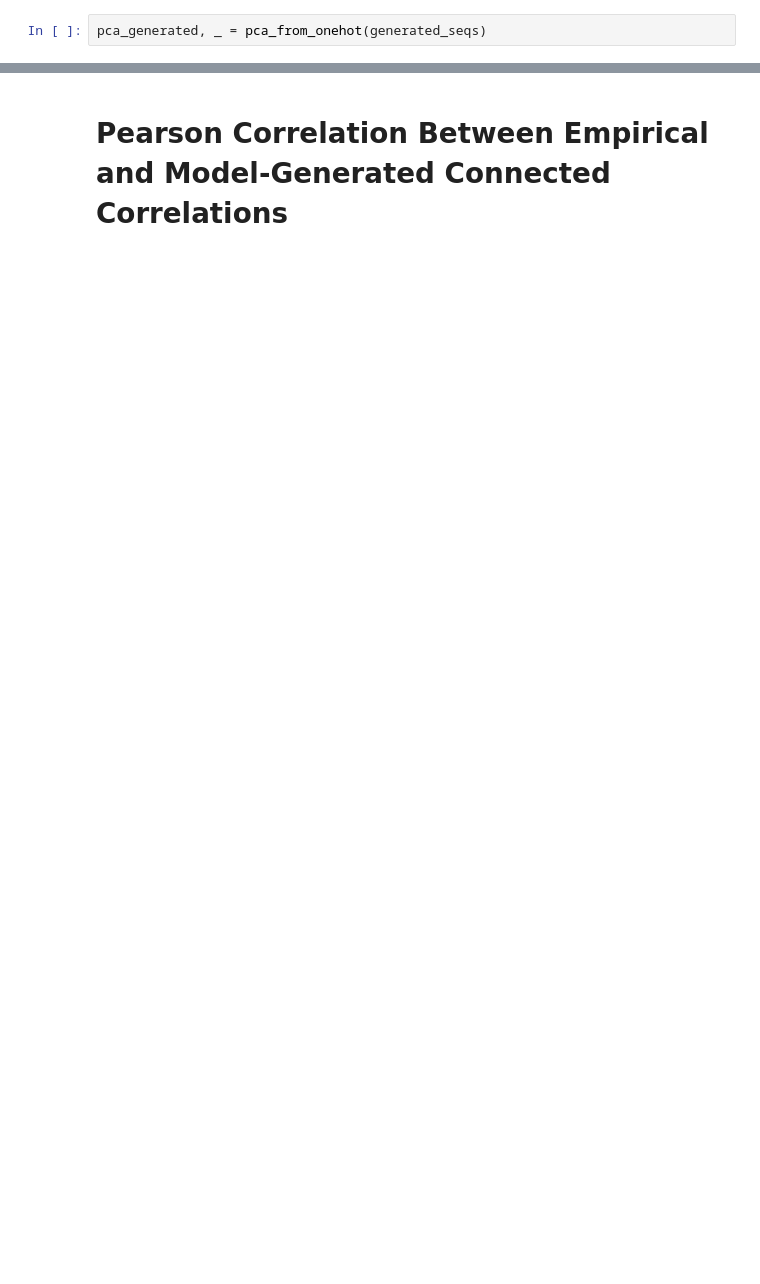
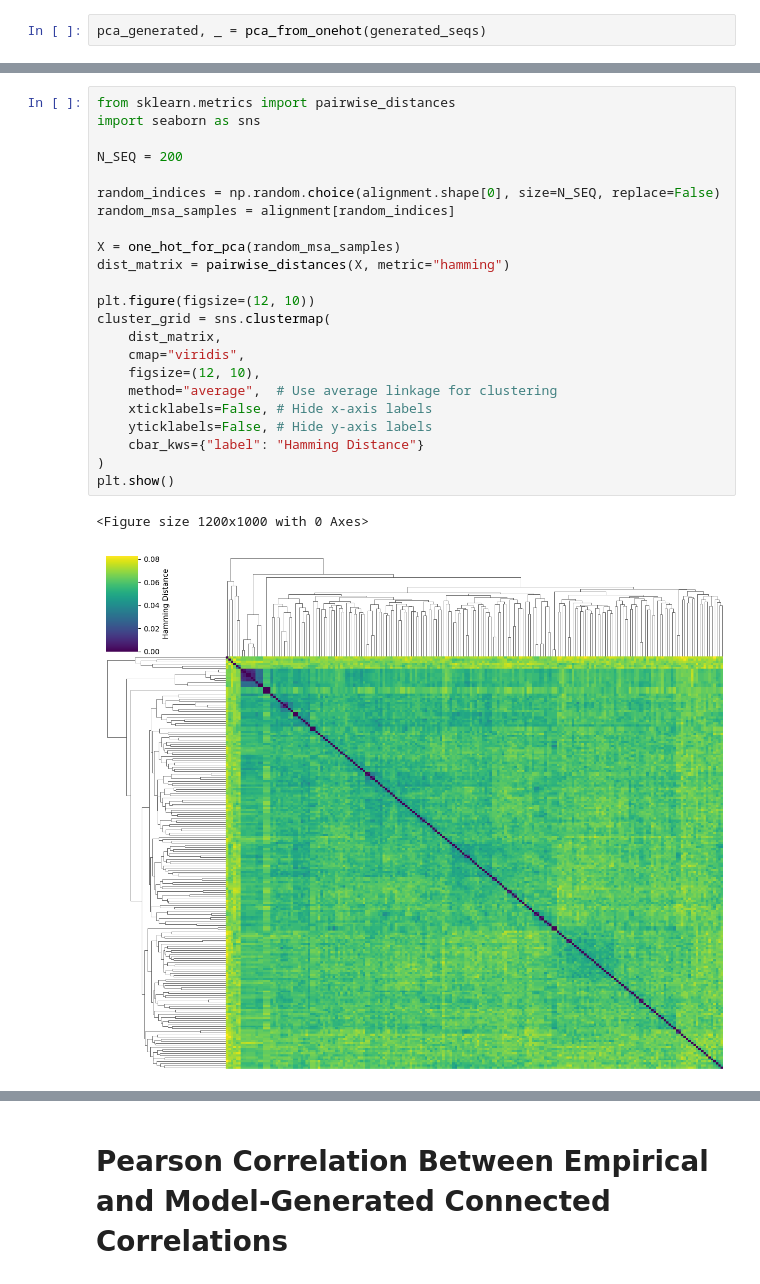
Before and after one commit to tferracina/ArDCA-Python, a Jupyter notebook: code/analyzing_results.ipynb, the cells around one changed output, grey strips where cells are left out. Cells and saved outputs as stored; diff of their text form; blank space fills up the shorter version.

```diff
--- a/code/analyzing_results.ipynb
+++ b/code/analyzing_results.ipynb
@@ -64,0 +120,26 @@ plt.show()
+# %%
+from sklearn.metrics import pairwise_distances
+import seaborn as sns
+
+N_SEQ = 200
+
+random_indices = np.random.choice(alignment.shape[0], size=N_SEQ, replace=False)
+random_msa_samples = alignment[random_indices]
+
+X = one_hot_for_pca(random_msa_samples)
+dist_matrix = pairwise_distances(X, metric="hamming")
+
+plt.figure(figsize=(12, 10))
+cluster_grid = sns.clustermap(
+    dist_matrix,
+    cmap="viridis",
+    figsize=(12, 10),
+    method="average",  # Use average linkage for clustering
+    xticklabels=False, # Hide x-axis labels
+    yticklabels=False, # Hide y-axis labels
+    cbar_kws={"label": "Hamming Distance"}
+)
+plt.show()
+# %% [output]
+<Figure size 1200x1000 with 0 Axes>
+[figure, added]
```
Also changed, not shown: parts of 14 cells of this notebook.
